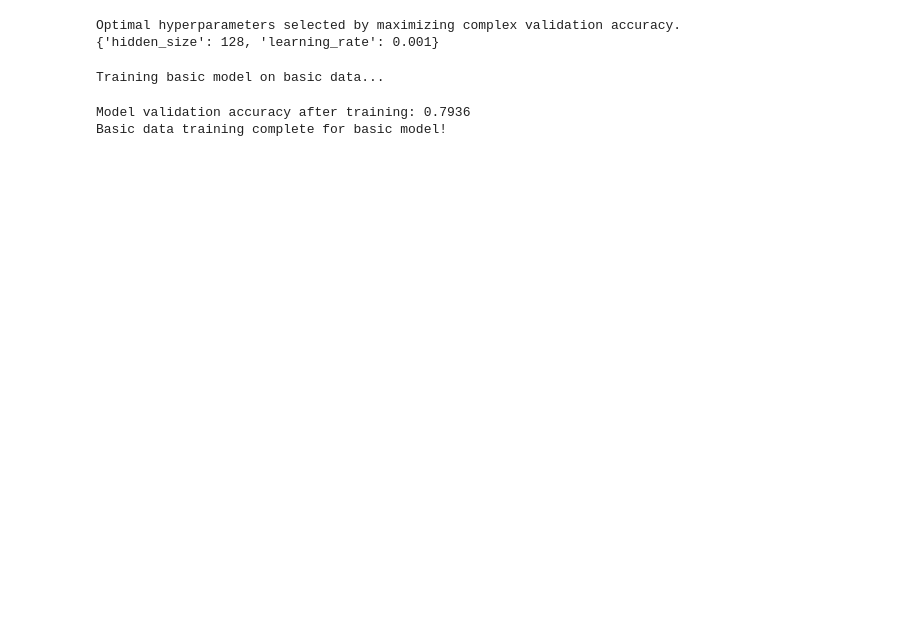
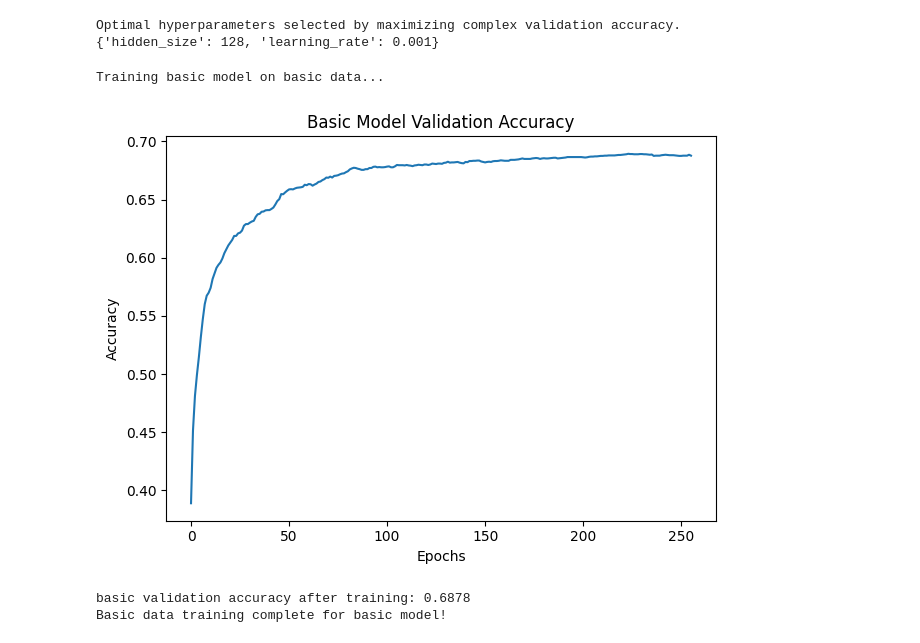
Before and after one commit to jonathonacarl/curriculum-learning, a Jupyter notebook: curriculum-learning.ipynb, the cells around one changed output. Cells and saved outputs as stored; diff of their text form; code cells hidden in the pictures; blank space fills up the shorter version.

```diff
--- a/curriculum-learning.ipynb
+++ b/curriculum-learning.ipynb
@@ -141,22 +148,23 @@ input_size = image_size * image_size
 # %%
 from model import FeedForward, train_model
 
 model_basic = FeedForward(input_size=input_size,
                           hidden_size=hidden_size, output_size=num_classes)
 
-optimizer_basic = optim.Adam(model_basic.parameters(), lr=learning_rate)
+optimizer_basic = optim.SGD(model_basic.parameters(), lr=learning_rate)
 
 print("Training basic model on basic data...")
 model_basic, _ = train_model(model=model_basic, loader=train_loader_basic,
                           loss_fn=ce_loss, optimizer=optimizer_basic, num_epochs=num_epochs,
-                          verbose=False, val_loader=val_loader_basic)
+                          verbose=False, val_loader=val_loader_combined, plot_title='Basic Model Validation Accuracy')
 
 torch.save(model_basic.state_dict(), 'models/model_basic.pth')
 
 print("Basic data training complete for basic model!")
 # %% [output]
 Training basic model on basic data...
+[figure, added]
-Model validation accuracy after training: 0.7936
+basic validation accuracy after training: 0.6878
 Basic data training complete for basic model!
 # %%
 # train the curriculum model on the basic dataset first, then the complex one
```
Also changed, not shown: parts of 9 cells of this notebook, 13 other files.
